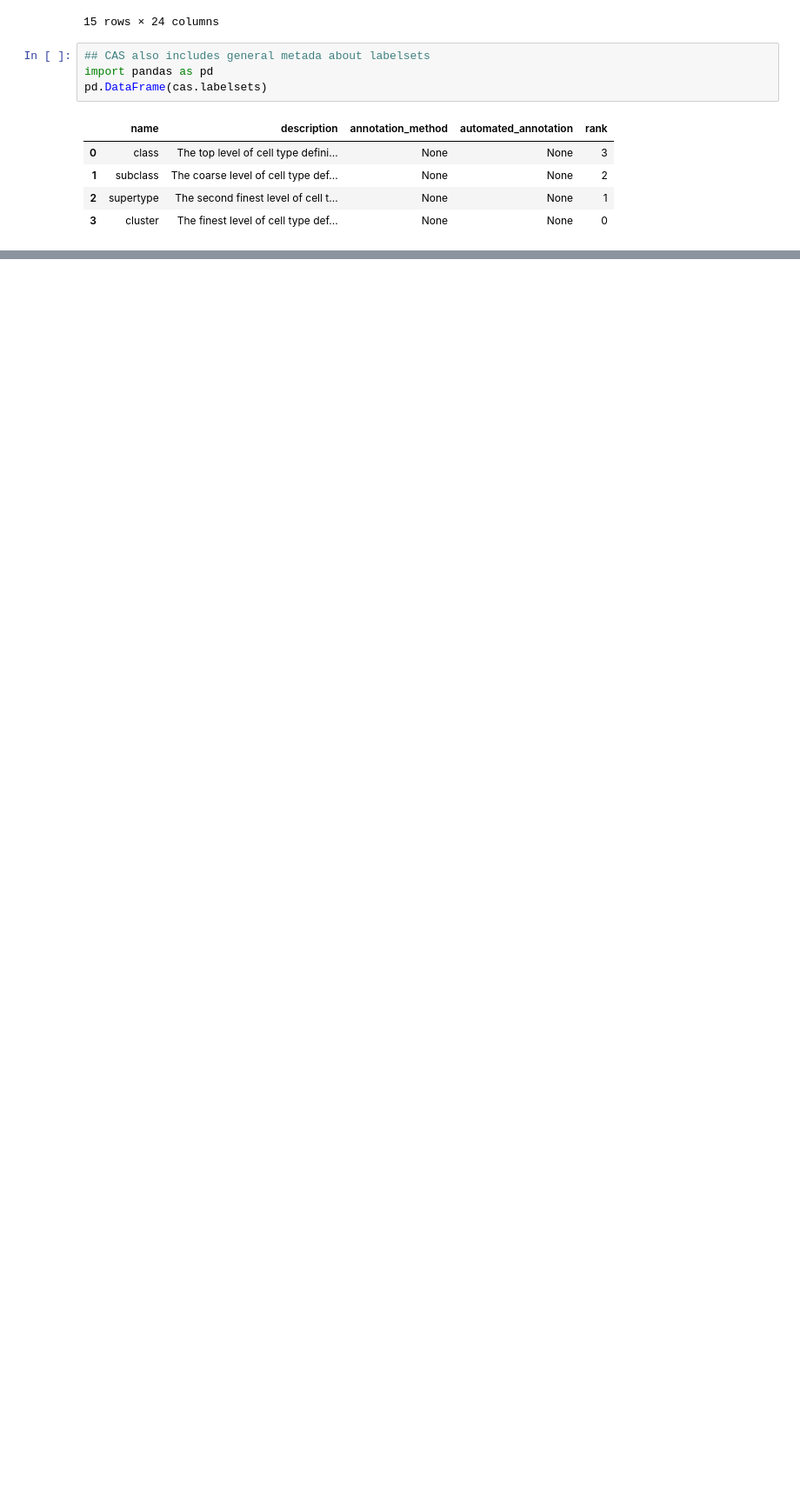
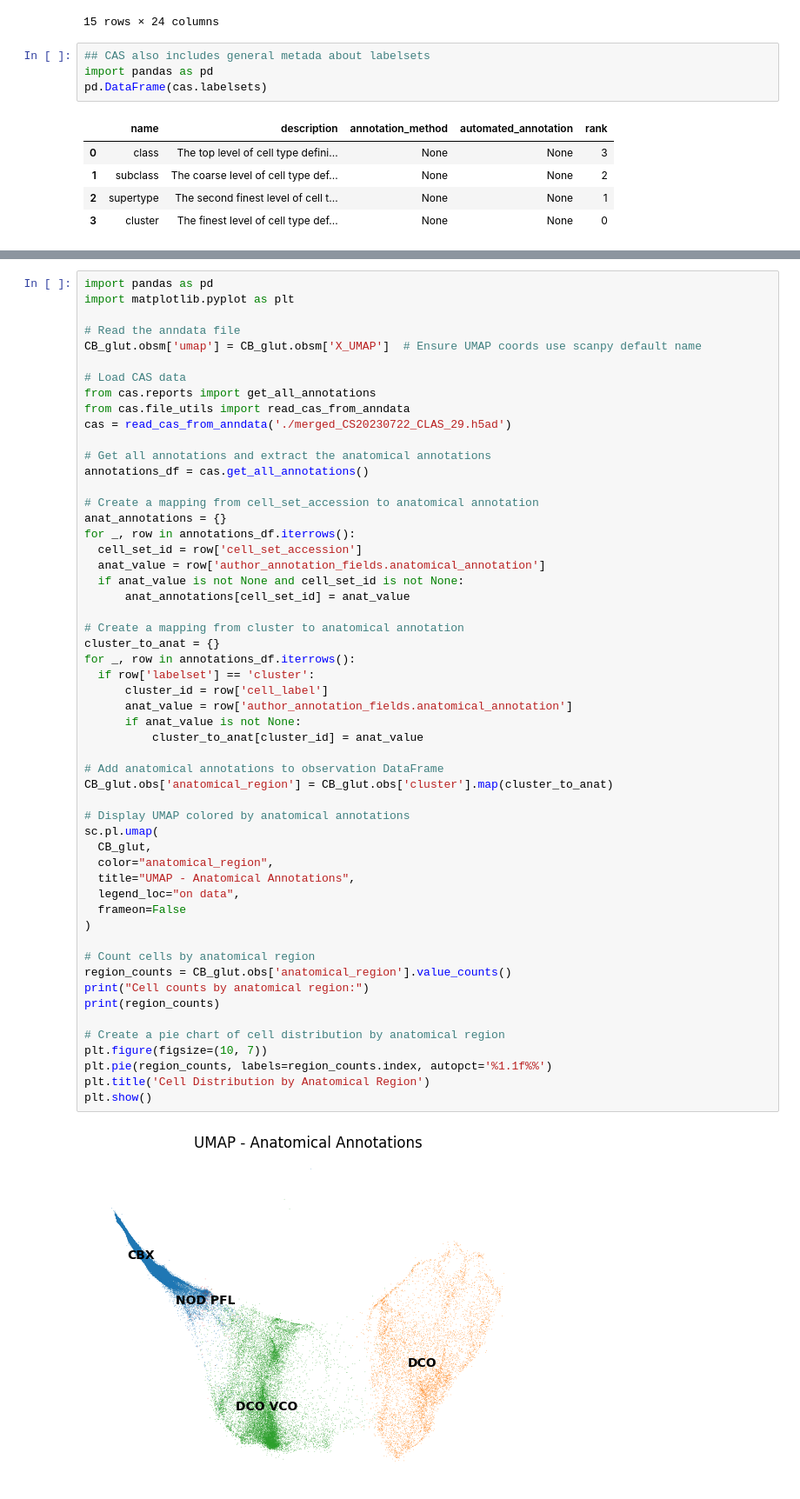
Before and after one commit to cellannotation/cas-tools, a Jupyter notebook: notebooks/CAS_Tutorial.ipynb, the cells around one changed output, grey strips where cells are left out. Shown: that part at 87% size. Cells and saved outputs as stored; diff of their text form; blank space fills up the shorter version.

```diff
--- a/notebooks/CAS_Tutorial.ipynb
+++ b/notebooks/CAS_Tutorial.ipynb
@@ -182,0 +161,56 @@ new_ann
+# %%
+import pandas as pd
+import matplotlib.pyplot as plt
+
+# Read the anndata file
+CB_glut.obsm['umap'] = CB_glut.obsm['X_UMAP']  # Ensure UMAP coords use scanpy default name
+
+# Load CAS data
+from cas.reports import get_all_annotations
+from cas.file_utils import read_cas_from_anndata
+cas = read_cas_from_anndata('./merged_CS20230722_CLAS_29.h5ad')
+
+# Get all annotations and extract the anatomical annotations
+annotations_df = cas.get_all_annotations()
+
+# Create a mapping from cell_set_accession to anatomical annotation
+anat_annotations = {}
+for _, row in annotations_df.iterrows():
+  cell_set_id = row['cell_set_accession']
+  anat_value = row['author_annotation_fields.anatomical_annotation']
+  if anat_value is not None and cell_set_id is not None:
+      anat_annotations[cell_set_id] = anat_value
+
+# Create a mapping from cluster to anatomical annotation
+cluster_to_anat = {}
+for _, row in annotations_df.iterrows():
+  if row['labelset'] == 'cluster':
+      cluster_id = row['cell_label']
+      anat_value = row['author_annotation_fields.anatomical_annotation']
+      if anat_value is not None:
+          cluster_to_anat[cluster_id] = anat_value
+
+# Add anatomical annotations to observation DataFrame
+CB_glut.obs['anatomical_region'] = CB_glut.obs['cluster'].map(cluster_to_anat)
+
+# Display UMAP colored by anatomical annotations
+sc.pl.umap(
+  CB_glut,
+  color="anatomical_region",
+  title="UMAP - Anatomical Annotations",
+  legend_loc="on data",
+  frameon=False
+)
+
+# Count cells by anatomical region
+region_counts = CB_glut.obs['anatomical_region'].value_counts()
+print("Cell counts by anatomical region:")
+print(region_counts)
+
+# Create a pie chart of cell distribution by anatomical region
+plt.figure(figsize=(10, 7))
+plt.pie(region_counts, labels=region_counts.index, autopct='%1.1f%%')
+plt.title('Cell Distribution by Anatomical Region')
+plt.show()
+# %% [output]
+[figure, added]
```
Also changed, not shown: parts of 20 cells of this notebook.
